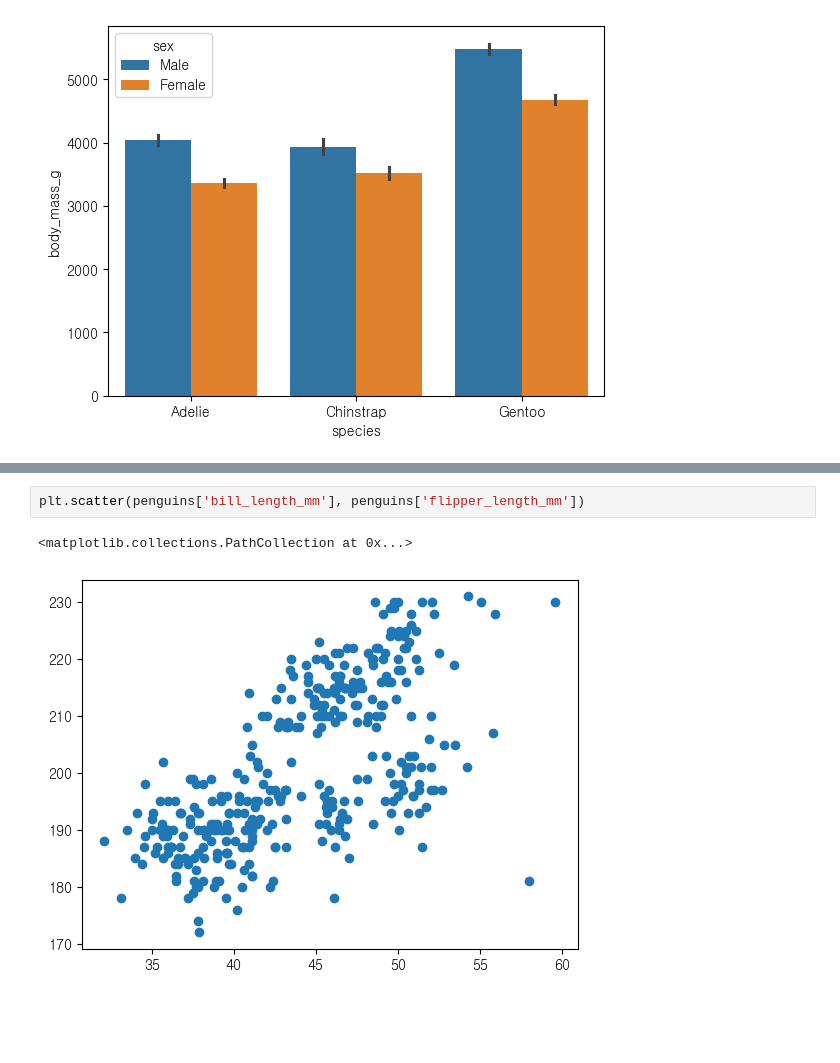
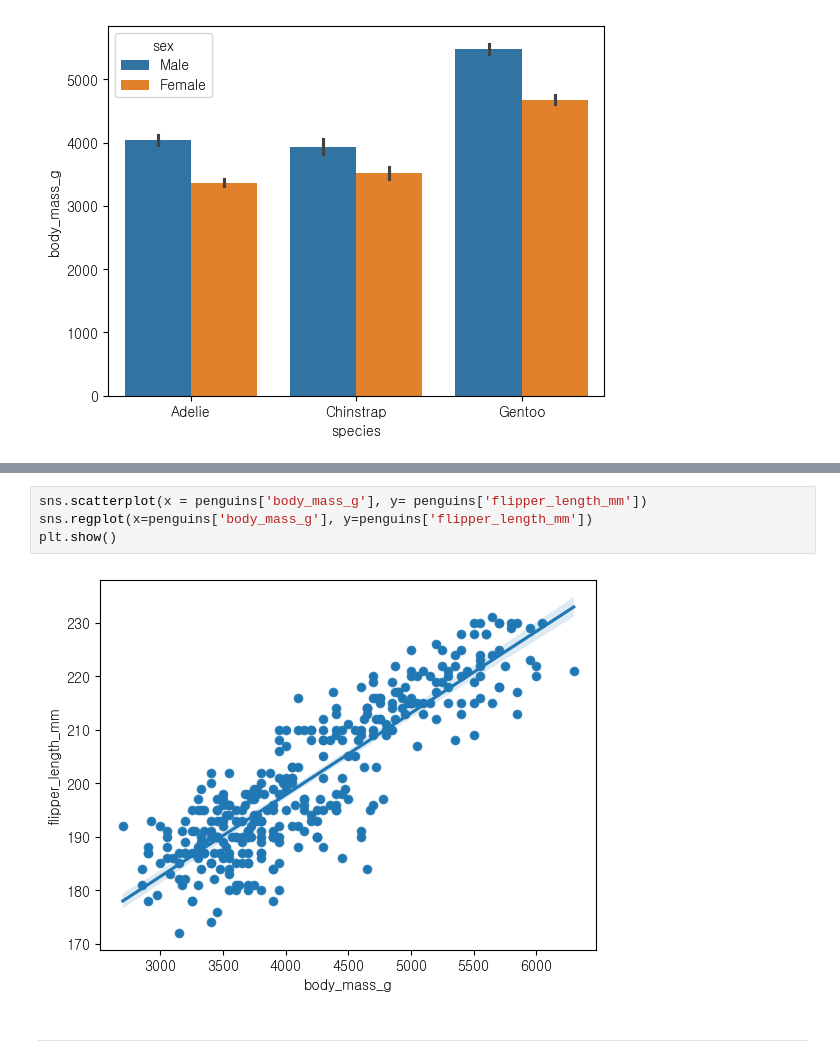
Before and after one commit to Nasa19c/aipython, a Jupyter notebook: 2024_01_11.ipynb, the cells around one changed output, grey strips where cells are left out. Drawn from its saved outputs; the diff is of its cells as text; blank space fills up the shorter version.

```diff
--- a/2024_01_11.ipynb
+++ b/2024_01_11.ipynb
@@ -295,5 +306,8 @@ sns.heatmap(data=df, annot= True, fmt = '.2f', cbar = False)
 # %%
-plt.scatter(penguins['bill_length_mm'], penguins['flipper_length_mm'])
+sns.scatterplot(x = penguins['body_mass_g'], y= penguins['flipper_length_mm'])
+sns.regplot(x=penguins['body_mass_g'], y=penguins['flipper_length_mm'])
+plt.show()
 # %% [output]
-<matplotlib.collections.PathCollection at 0x...>
-[figure, old version]
+[figure, new version]
+# %% [markdown]
+---
```
Also changed, not shown: parts of 15 cells of this notebook.
